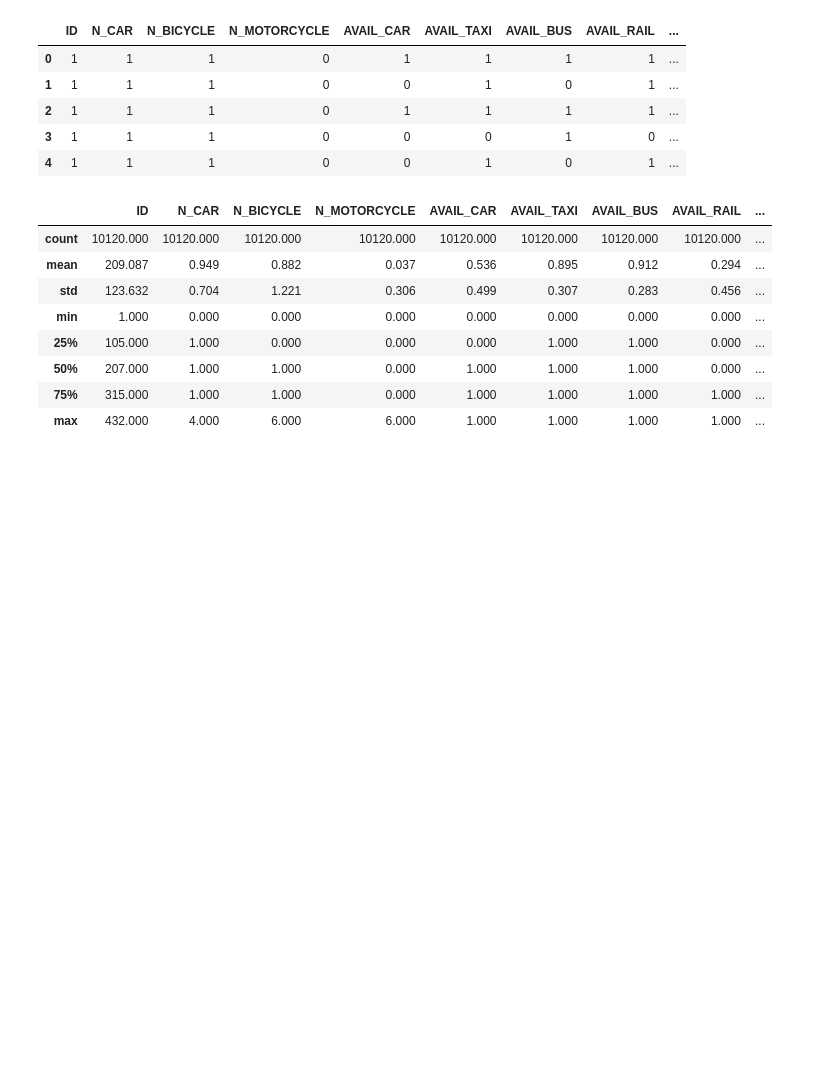
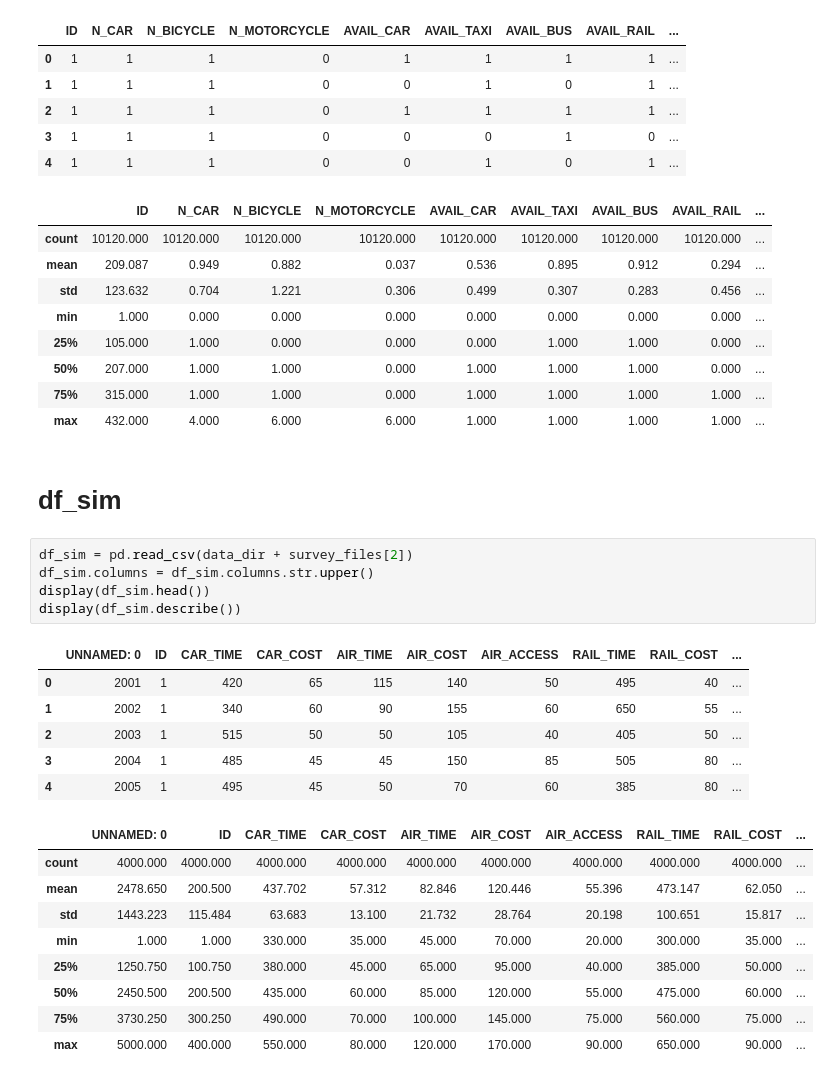
Before and after one commit to mwong009/icmc2022_reslogit, a Jupyter notebook: analysis.ipynb, the cells around one changed output. Cells and saved outputs as stored; diff of their text form; blank space fills up the shorter version.

```diff
--- a/analysis.ipynb
+++ b/analysis.ipynb
@@ -94,3 +94,26 @@ display(df_rp.describe())
 | 50% | 207.000 | 1.000 | 1.000 | 0.000 | 1.000 | 1.000 | 1.000 | 0.000 | ... |
 | 75% | 315.000 | 1.000 | 1.000 | 0.000 | 1.000 | 1.000 | 1.000 | 1.000 | ... |
 | max | 432.000 | 4.000 | 6.000 | 6.000 | 1.000 | 1.000 | 1.000 | 1.000 | ... |
+# %% [markdown]
+# df_sim
+# %%
+df_sim = pd.read_csv(data_dir + survey_files[2])
+df_sim.columns = df_sim.columns.str.upper()
+display(df_sim.head())
+display(df_sim.describe())
+# %% [output]
+|  | UNNAMED: 0 | ID | CAR_TIME | CAR_COST | AIR_TIME | AIR_COST | AIR_ACCESS | RAIL_TIME | RAIL_COST | ... |
+| 0 | 2001 | 1 | 420 | 65 | 115 | 140 | 50 | 495 | 40 | ... |
+| 1 | 2002 | 1 | 340 | 60 | 90 | 155 | 60 | 650 | 55 | ... |
+| 2 | 2003 | 1 | 515 | 50 | 50 | 105 | 40 | 405 | 50 | ... |
+| 3 | 2004 | 1 | 485 | 45 | 45 | 150 | 85 | 505 | 80 | ... |
+| 4 | 2005 | 1 | 495 | 45 | 50 | 70 | 60 | 385 | 80 | ... |
+|  | UNNAMED: 0 | ID | CAR_TIME | CAR_COST | AIR_TIME | AIR_COST | AIR_ACCESS | RAIL_TIME | RAIL_COST | ... |
+| count | 4000.000 | 4000.000 | 4000.000 | 4000.000 | 4000.000 | 4000.000 | 4000.000 | 4000.000 | 4000.000 | ... |
+| mean | 2478.650 | 200.500 | 437.702 | 57.312 | 82.846 | 120.446 | 55.396 | 473.147 | 62.050 | ... |
+| std | 1443.223 | 115.484 | 63.683 | 13.100 | 21.732 | 28.764 | 20.198 | 100.651 | 15.817 | ... |
+| min | 1.000 | 1.000 | 330.000 | 35.000 | 45.000 | 70.000 | 20.000 | 300.000 | 35.000 | ... |
+| 25% | 1250.750 | 100.750 | 380.000 | 45.000 | 65.000 | 95.000 | 40.000 | 385.000 | 50.000 | ... |
+| 50% | 2450.500 | 200.500 | 435.000 | 60.000 | 85.000 | 120.000 | 55.000 | 475.000 | 60.000 | ... |
+| 75% | 3730.250 | 300.250 | 490.000 | 70.000 | 100.000 | 145.000 | 75.000 | 560.000 | 75.000 | ... |
+| max | 5000.000 | 400.000 | 550.000 | 80.000 | 120.000 | 170.000 | 90.000 | 650.000 | 90.000 | ... |
```
Also changed, not shown: parts of 2 cells of this notebook, 7 other files.
